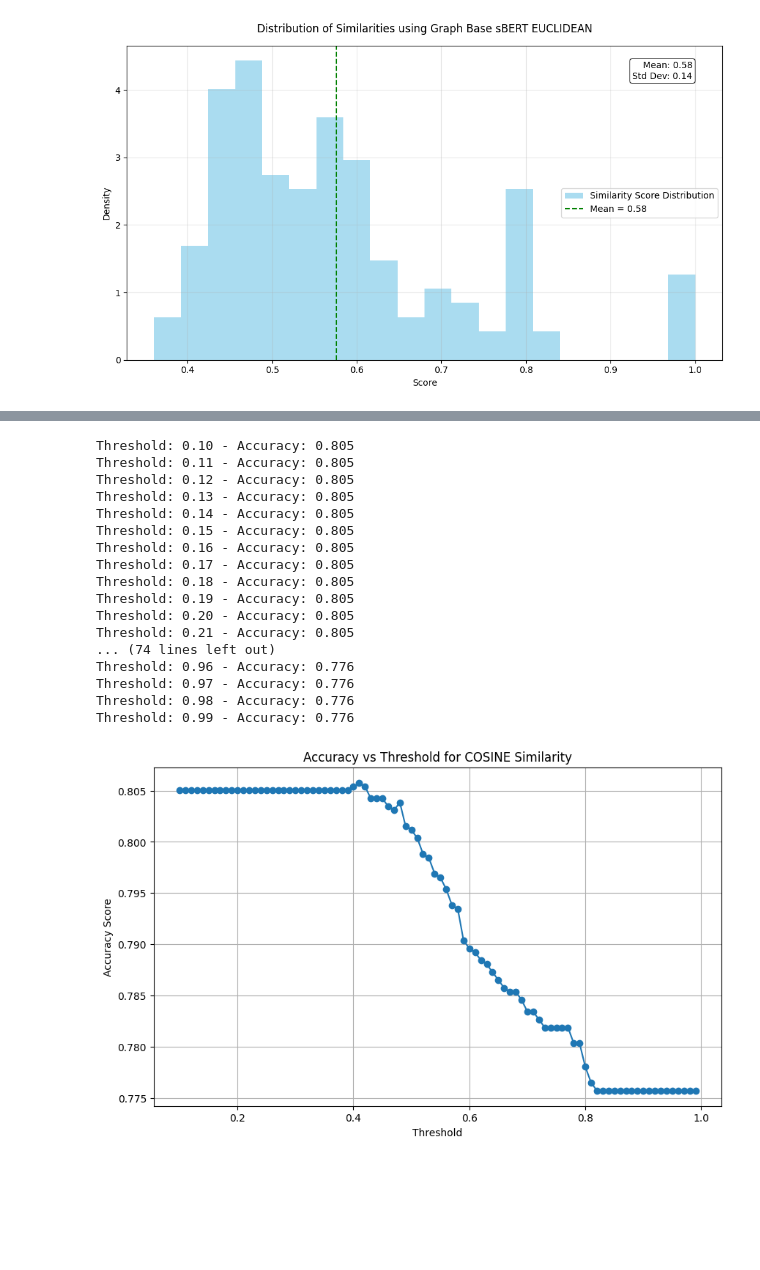
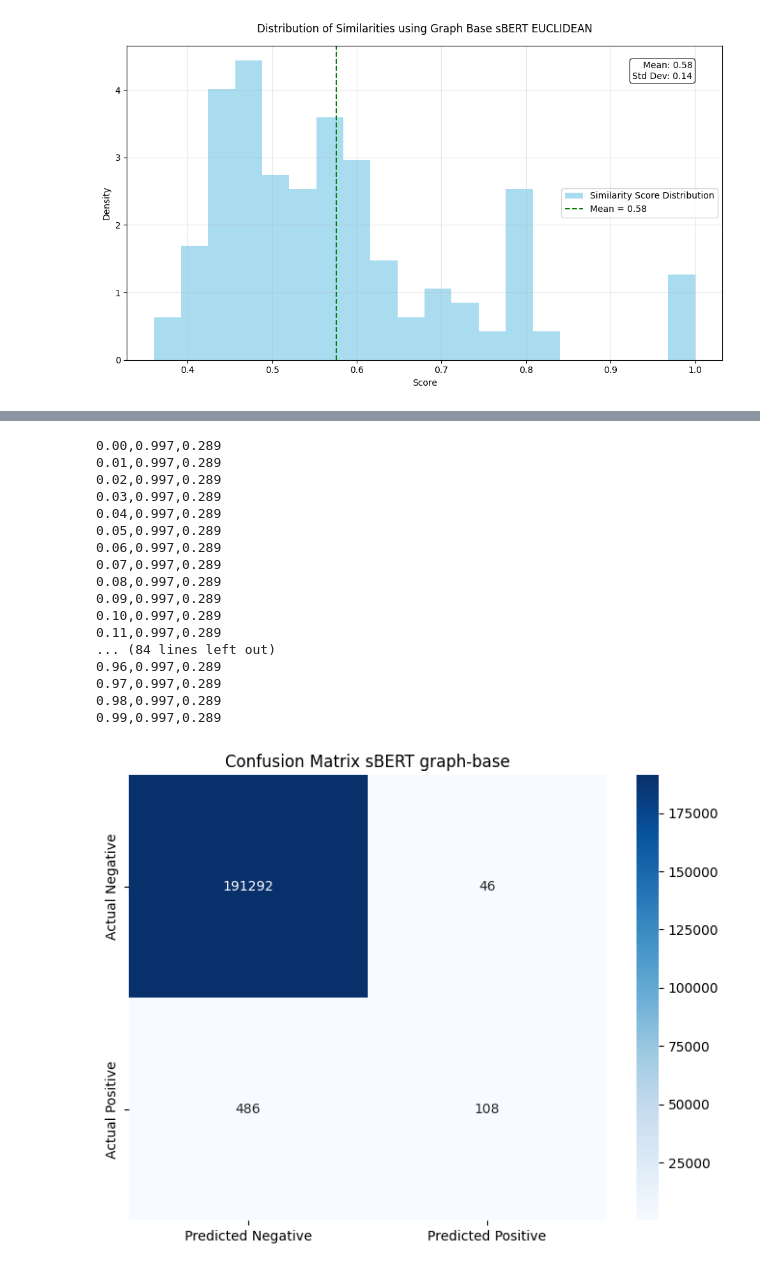
Before and after one commit to fahmisyaifudin/neo4j-requirement-rag, a Jupyter notebook: graph-base-matching.ipynb, the cells around one changed output, grey strips where cells are left out. Drawn from its saved outputs; the diff is of its cells as text; code cells hidden in the pictures; blank space fills up the shorter version.

Commit message:
Feat: improve test graphbase vs sentencebase

```diff
--- a/graph-base-matching.ipynb
+++ b/graph-base-matching.ipynb
@@ -127,36 +195,39 @@ from
 # %%
-thresholds = np.arange(0.1, 1, 0.01)
+thresholds = np.arange(0, 1, 0.01)
 accuracy_scores = []
 
 # Execute queries and collect accuracy scores
 for threshold in thresholds:
-    accuracy = calculate_f1_score('sBERT', 'EUCLIDEAN', threshold)
+    accuracy, f1 = calculate_f1_score('COSINE', 'sBERT')
     accuracy_scores.append(accuracy)
-    print(f'Threshold: {threshold:.2f} - Accuracy: {accuracy:.3f}')
+    print(f'{threshold:.2f},{accuracy:.3f},{f1:.3f}')
 
-plt.figure(figsize=(10, 6))
-plt.plot(thresholds, accuracy_scores, marker='o')
-plt.title('Accuracy vs Threshold for COSINE Similarity')
-plt.xlabel('Threshold')
-plt.ylabel('Accuracy Score')
-plt.grid(True)
-plt.show()
+# plt.figure(figsize=(10, 6))
+# plt.plot(thresholds, accuracy_scores, marker='o')
+# plt.title('Accuracy vs Threshold for COSINE Similarity')
+# plt.xlabel('Threshold')
+# plt.ylabel('Accuracy Score')
+# plt.grid(True)
+# plt.show()
 # %% [output]
-Threshold: 0.10 - Accuracy: 0.805
-Threshold: 0.11 - Accuracy: 0.805
-Threshold: 0.12 - Accuracy: 0.805
-Threshold: 0.13 - Accuracy: 0.805
-Threshold: 0.14 - Accuracy: 0.805
-Threshold: 0.15 - Accuracy: 0.805
-Threshold: 0.16 - Accuracy: 0.805
-Threshold: 0.17 - Accuracy: 0.805
-Threshold: 0.18 - Accuracy: 0.805
-Threshold: 0.19 - Accuracy: 0.805
-Threshold: 0.20 - Accuracy: 0.805
-Threshold: 0.21 - Accuracy: 0.805
-... (74 lines left out)
-Threshold: 0.96 - Accuracy: 0.776
-Threshold: 0.97 - Accuracy: 0.776
-Threshold: 0.98 - Accuracy: 0.776
-Threshold: 0.99 - Accuracy: 0.776
+0.00,0.997,0.289
+0.01,0.997,0.289
+0.02,0.997,0.289
+0.03,0.997,0.289
+0.04,0.997,0.289
+0.05,0.997,0.289
+0.06,0.997,0.289
+0.07,0.997,0.289
+0.08,0.997,0.289
+0.09,0.997,0.289
+0.10,0.997,0.289
+0.11,0.997,0.289
+... (84 lines left out)
+0.96,0.997,0.289
+0.97,0.997,0.289
+0.98,0.997,0.289
+0.99,0.997,0.289
-[figure, removed]
+# %%
+draw_conffussion_matrix('COSINE', 'sBERT')
+# %% [output]
+[figure, added]
```
Also changed, not shown: parts of 3 cells of this notebook, 2 other files.
